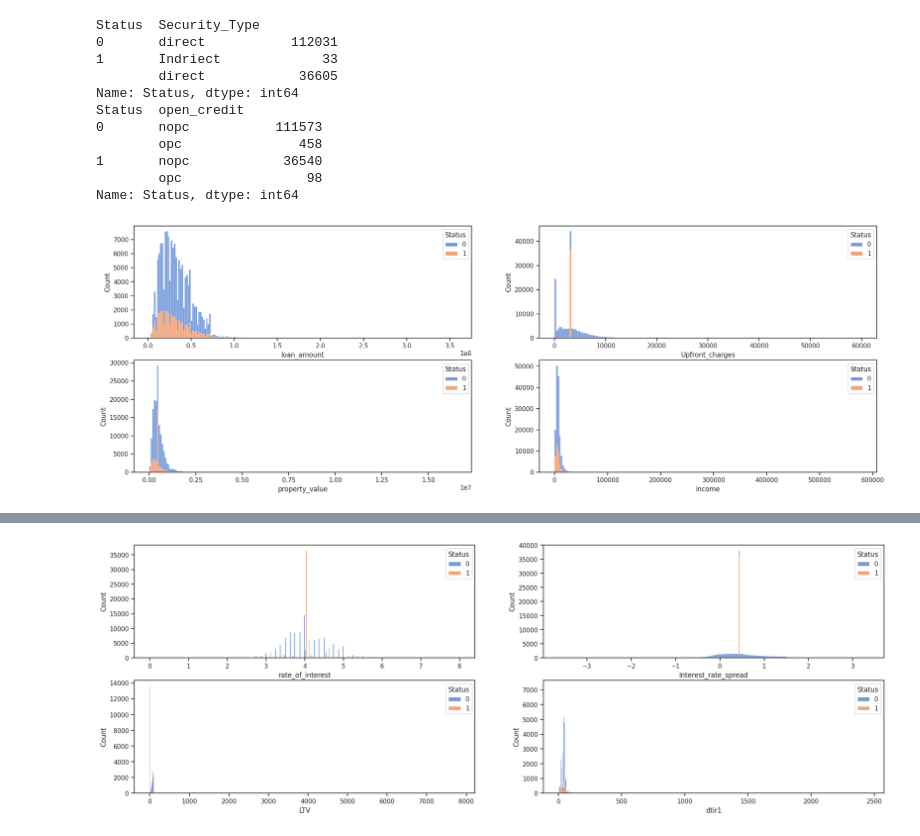
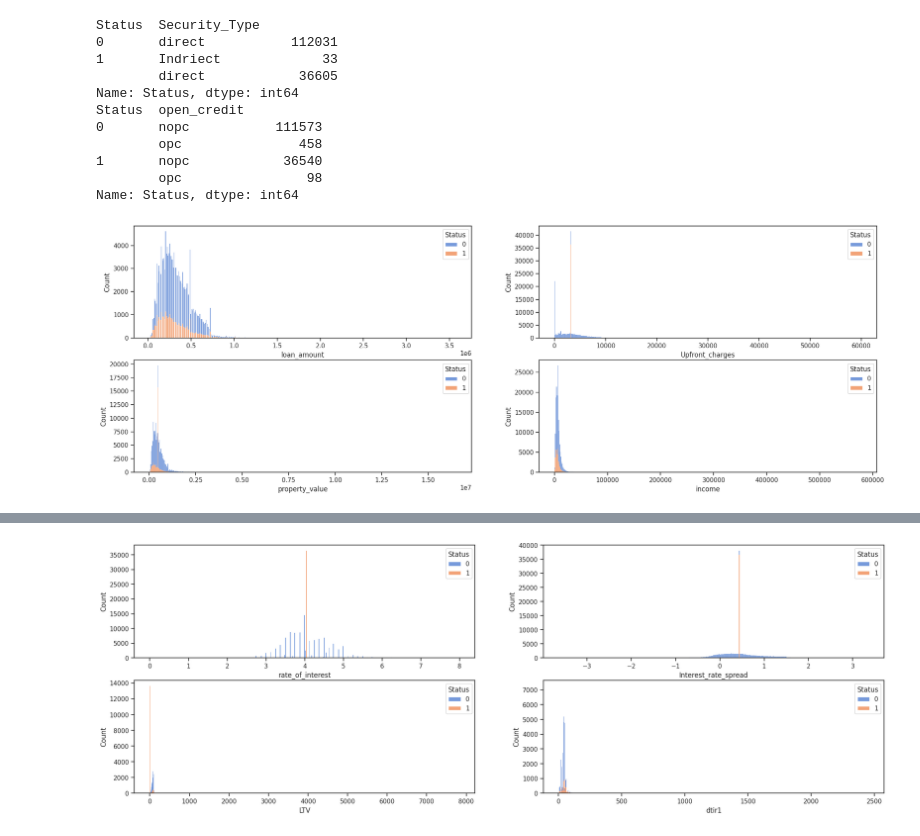
Before and after one commit to Hoale2908/Data_Preprocessing_for_Mortgage_Loan_Default_Prediction, a Jupyter notebook: model.ipynb, the cells around one changed output, grey strips where cells are left out. Cells and saved outputs as stored; diff of their text form; code cells hidden in the pictures.

Commit message:
Kaggle Notebook | 🏠 Mortgage Loan Default - EDA | Version 10

```diff
--- a/model.ipynb
+++ b/model.ipynb
@@ -245,10 +241,10 @@ loan = loan.drop(['open_credit', 'Security_Type', 'Credit_Score'], axis=1)
 # %%
 # Distribution of group 2
 
 f2 = plt.figure(figsize=(24,8))
 for col in input_2:
     i = input_2.index(col) + 1
     ax = f2.add_subplot(2,2,i)
-    g2 = sns.histplot(loan, x=loan[col], legend=True, hue='Status', multiple='stack', bins=200)
+    g2 = sns.histplot(loan, x=loan[col], legend=True, hue='Status', multiple='stack', bins=500)
 # %% [output]
-[figure, old version]
+[figure, new version]
```
Also changed, not shown: parts of 28 cells of this notebook.
